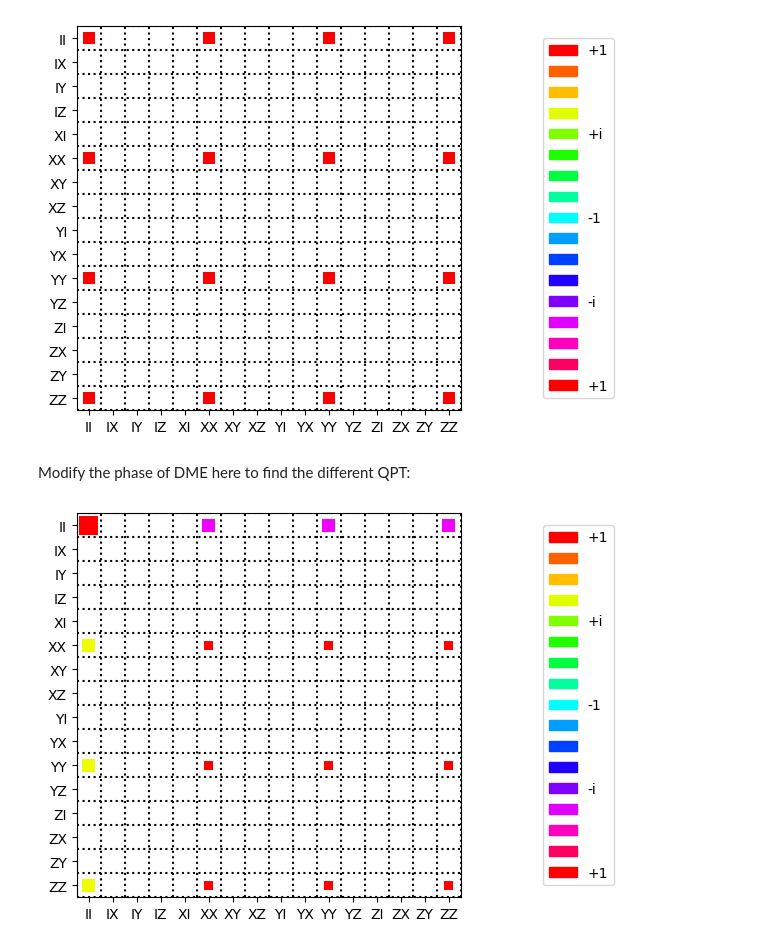
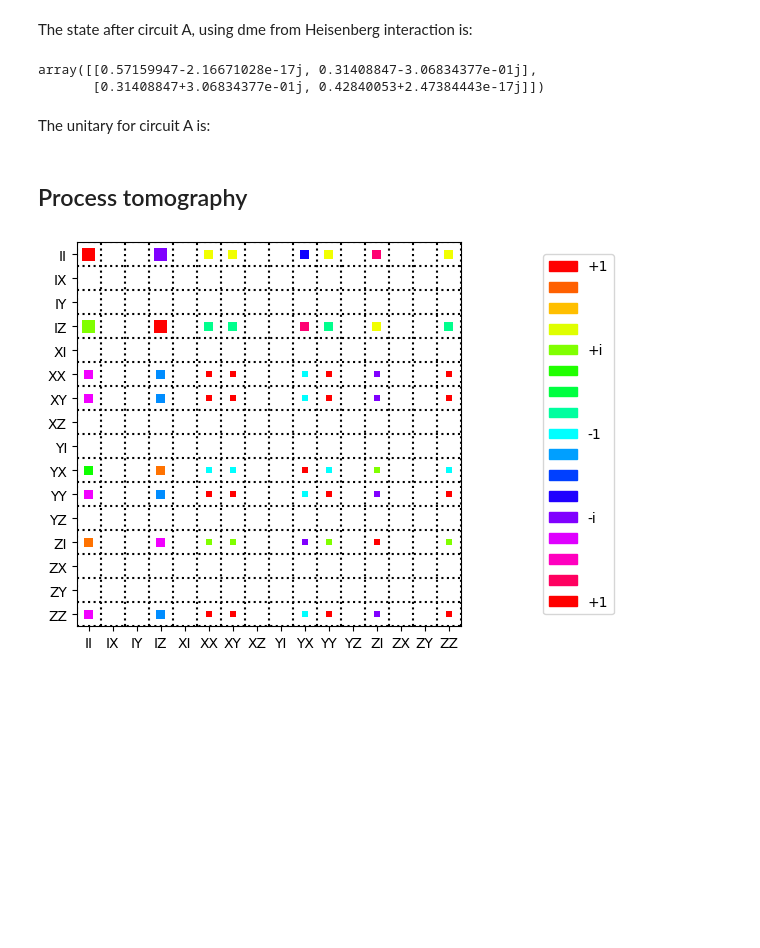
Before and after one commit to khanhuyengiang/dbac, a Jupyter notebook: jupyter_notebooks/circuit_A.ipynb, the cells around one changed output. Cells and saved outputs as stored; diff of their text form; code cells hidden in the pictures; blank space fills up the shorter version.

Commit message:
fix: fix circuit A and circuit B

```diff
--- a/jupyter_notebooks/circuit_A.ipynb
+++ b/jupyter_notebooks/circuit_A.ipynb
@@ -91,10 +149,31 @@ DME is decomposed into Heisenberg (XX, YY, ZZ) as per the circuit drawn above. W
 # %%
+import sys
+sys.path.append('..')
+
+# Custom functions
+from functions.qite_gci import *
+from functions.qite_dme import *
+from functions.dme import *
+from functions.plot_bloch_sphere import *
+from functions.plot_process_matrix import plot_process_matrix
+
+# Standard libraries
 import numpy as np
+import matplotlib.pyplot as plt
 from scipy.linalg import expm
-from functions.plot_process_matrix import plot_process_matrix
+import warnings
+warnings.filterwarnings("ignore", category=UserWarning)
+
+# QuTiP
+from qutip import (
+    gates, spre, spost, qeye, sigmax, sigmay, sigmaz,
+    tensor, Qobj
+)
 from qutip.tomography import qpt
-from qutip import gates, spre,spost,qeye,sigmax,sigmay,sigmaz,tensor,Qobj
-import matplotlib.pyplot as plt
+
+Z = np.array([[1, 0], [0, -1]])
+def RZ(phi):
+    return expm(1j*phi*Z)
 
 I = np.eye(2)
 X = np.array([[0, 1], [1, 0]])
@@ -110,7 +189,7 @@ YY = np.kron(Y, Y)
 ZZ = np.kron(Z, Z)
 
 def dme_heisenberg(phi):
-    ZZ_phi = expm(1j*phi/2*ZZ)
-    YY_phi = np.kron(S_dagger,I) @ np.kron(H,I) @ np.kron(I,S_dagger) @ np.kron(I,H) @ expm(1j*phi/2*ZZ) @ np.kron(H,I) @ np.kron(S,I) @ np.kron(I,H) @ np.kron(I,S)
-    XX_phi = np.kron(H,I) @ np.kron(I,H) @ expm(1j*phi/2*ZZ) @ np.kron(H,I) @ np.kron(I,H)
+    ZZ_phi = expm(-1j*phi/2*ZZ)
+    YY_phi = np.kron(S_dagger,I) @ np.kron(H,I) @ np.kron(I,S_dagger) @ np.kron(I,H) @ expm(-1j*phi/2*ZZ) @ np.kron(H,I) @ np.kron(S,I) @ np.kron(I,H) @ np.kron(I,S)
+    XX_phi = np.kron(H,I) @ np.kron(I,H) @ expm(-1j*phi/2*ZZ) @ np.kron(H,I) @ np.kron(I,H)
     return (ZZ_phi @ YY_phi @ XX_phi)
@@ -126,20 +214,31 @@ array([[ 0.71+0.71j,  0.  +0.j  , -0.  -0.j  ,  0.  +0.j  ],
+# %% [markdown]
+The state after circuit A, using dme from Heisenberg interaction is:
+# %%
+ptrace(dme_heisenberg(0.79) @ np.kron(I,RZ(0.79)) @ np.kron(data0,data0) @ np.kron(I,RZ(-0.79)) @ dme_heisenberg(0.79).T.conj())
+# %% [output]
+array([[0.57159947-2.16671028e-17j, 0.31408847-3.06834377e-01j],
+       [0.31408847+3.06834377e-01j, 0.42840053+2.47384443e-17j]])
+# %% [markdown]
+The unitary for circuit A is:
+# %%
+U_A = dme_heisenberg(0.79) @ np.kron(I,RZ(0.79))
+# %% [markdown]
+## Process tomography
 # %%
 pauli_labels = ["I", "X", "Y", "Z"]
 pauli_labels_2q = ['II', 'IX', 'IY', 'IZ',
  'XI', 'XX', 'XY', 'XZ',
  'YI', 'YX', 'YY', 'YZ',
  'ZI', 'ZX', 'ZY', 'ZZ']
 
-U_psi = Qobj(dme_heisenberg(np.pi/2))
+U_psi = Qobj(U_A)
 # #Uncomment the following line to see that dme(pi/2) is in fact swap gate
 # U_psi = gates.swap()
 
 U_rho = spre(U_psi) * spost(U_psi.dag())
 op_basis = [[qeye(2), sigmax(), sigmay(), sigmaz()]] * 2
 
 chi = qpt(U_rho, op_basis)
 plot_process_matrix(np.asarray(chi), pauli_labels_2q)
 # %% [output]
-[figure, old version]
+[figure, new version]
-# %% [markdown]
-Modify the phase of DME here to find the different QPT:
@@ -149,8 +244,0 @@ phi = np.pi/4
-# %%
-U_psi = Qobj(dme_heisenberg(phi))
-U_rho = spre(U_psi) * spost(U_psi.dag())
-op_basis = [[qeye(2), sigmax(), sigmay(), sigmaz()]] * 2
-chi = qpt(U_rho, op_basis)
-plot_process_matrix(np.asarray(chi), pauli_labels_2q)
-# %% [output]
-[figure, removed]
```
Also changed, not shown: parts of 25 cells of this notebook, 4 other files.
